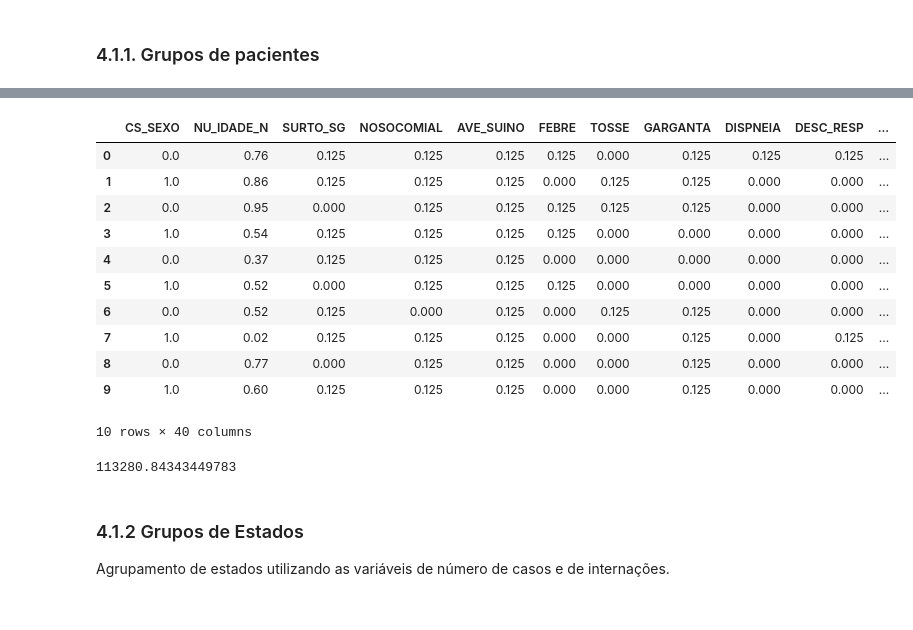
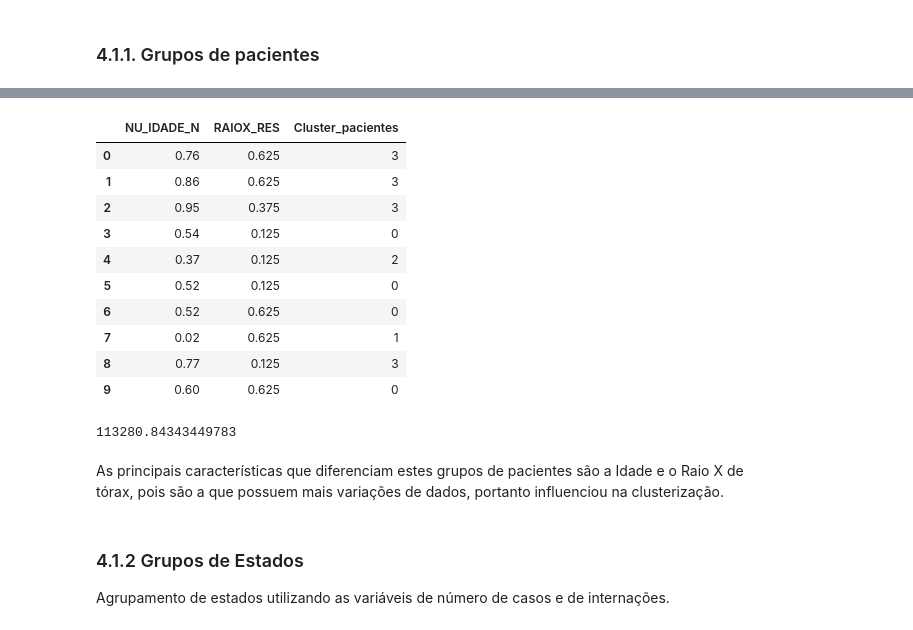
Before and after one commit to endhel/SRAG-Agrupamento-Deteccao-De-Anomalia, a Jupyter notebook: SRAG-Agrupamento-Deteccao-Anomalias.ipynb, the cells around one changed output, grey strips where cells are left out. Drawn from its saved outputs; the diff is of its cells as text; code cells hidden in the pictures.

```diff
--- a/SRAG-Agrupamento-Deteccao-Anomalias.ipynb
+++ b/SRAG-Agrupamento-Deteccao-Anomalias.ipynb
@@ -444,25 +447,26 @@ plt.legend()
 # %%
 # Criação de coluna de Grupos de pacientes
 df['Cluster_pacientes'] = grupos
-df.head(10)
+df.iloc[:10, [1, 32, 39]]
 # %% [output]
-|  | CS_SEXO | NU_IDADE_N | SURTO_SG | NOSOCOMIAL | AVE_SUINO | FEBRE | TOSSE | GARGANTA | DISPNEIA | DESC_RESP | ... |
-| 0 | 0.0 | 0.76 | 0.125 | 0.125 | 0.125 | 0.125 | 0.000 | 0.125 | 0.125 | 0.125 | ... |
-| 1 | 1.0 | 0.86 | 0.125 | 0.125 | 0.125 | 0.000 | 0.125 | 0.125 | 0.000 | 0.000 | ... |
-| 2 | 0.0 | 0.95 | 0.000 | 0.125 | 0.125 | 0.125 | 0.125 | 0.125 | 0.000 | 0.000 | ... |
-| 3 | 1.0 | 0.54 | 0.125 | 0.125 | 0.125 | 0.125 | 0.000 | 0.000 | 0.000 | 0.000 | ... |
-| 4 | 0.0 | 0.37 | 0.125 | 0.125 | 0.125 | 0.000 | 0.000 | 0.000 | 0.000 | 0.000 | ... |
-| 5 | 1.0 | 0.52 | 0.000 | 0.125 | 0.125 | 0.125 | 0.000 | 0.000 | 0.000 | 0.000 | ... |
-| 6 | 0.0 | 0.52 | 0.125 | 0.000 | 0.125 | 0.000 | 0.125 | 0.125 | 0.000 | 0.000 | ... |
-| 7 | 1.0 | 0.02 | 0.125 | 0.125 | 0.125 | 0.000 | 0.000 | 0.125 | 0.000 | 0.125 | ... |
-| 8 | 0.0 | 0.77 | 0.000 | 0.125 | 0.125 | 0.000 | 0.000 | 0.125 | 0.000 | 0.000 | ... |
-| 9 | 1.0 | 0.60 | 0.125 | 0.125 | 0.125 | 0.000 | 0.000 | 0.125 | 0.000 | 0.000 | ... |
+|  | NU_IDADE_N | RAIOX_RES | Cluster_pacientes |
+| 0 | 0.76 | 0.625 | 3 |
+| 1 | 0.86 | 0.625 | 3 |
+| 2 | 0.95 | 0.375 | 3 |
+| 3 | 0.54 | 0.125 | 0 |
+| 4 | 0.37 | 0.125 | 2 |
+| 5 | 0.52 | 0.125 | 0 |
+| 6 | 0.52 | 0.625 | 0 |
+| 7 | 0.02 | 0.625 | 1 |
+| 8 | 0.77 | 0.125 | 3 |
+| 9 | 0.60 | 0.625 | 0 |
-10 rows × 40 columns
 # %%
 # O erro do agrupamento
 cluster.inertia_
 # %% [output]
 113280.84343449783
+# %% [markdown]
+As principais características que diferenciam estes grupos de pacientes são a Idade e o Raio X de tórax, pois são a que possuem mais variações de dados, portanto influenciou na clusterização.
 # %% [markdown]
 ### 4.1.2 Grupos de Estados
 
```
Also changed, not shown: parts of 19 cells of this notebook.
